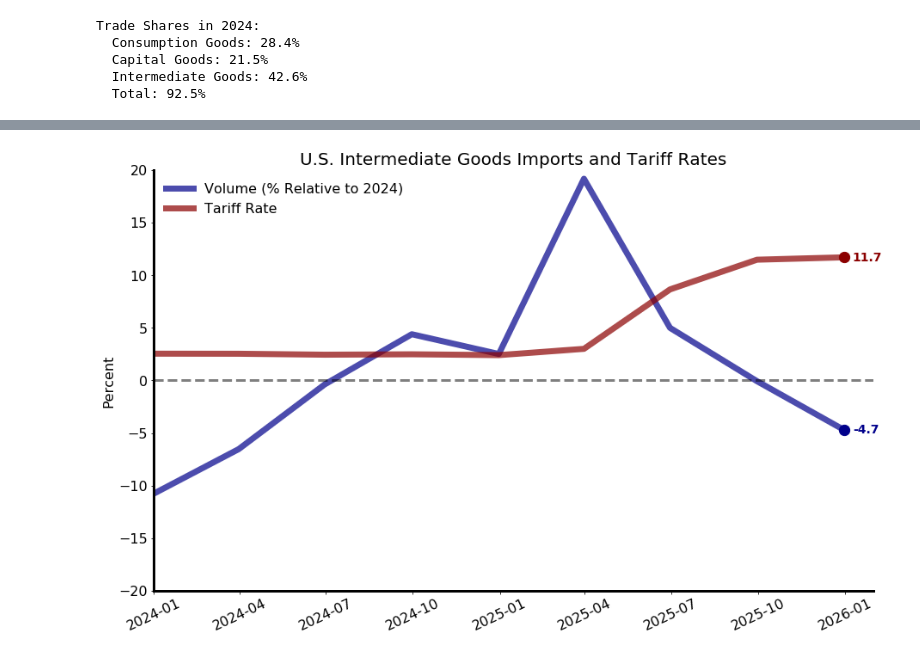
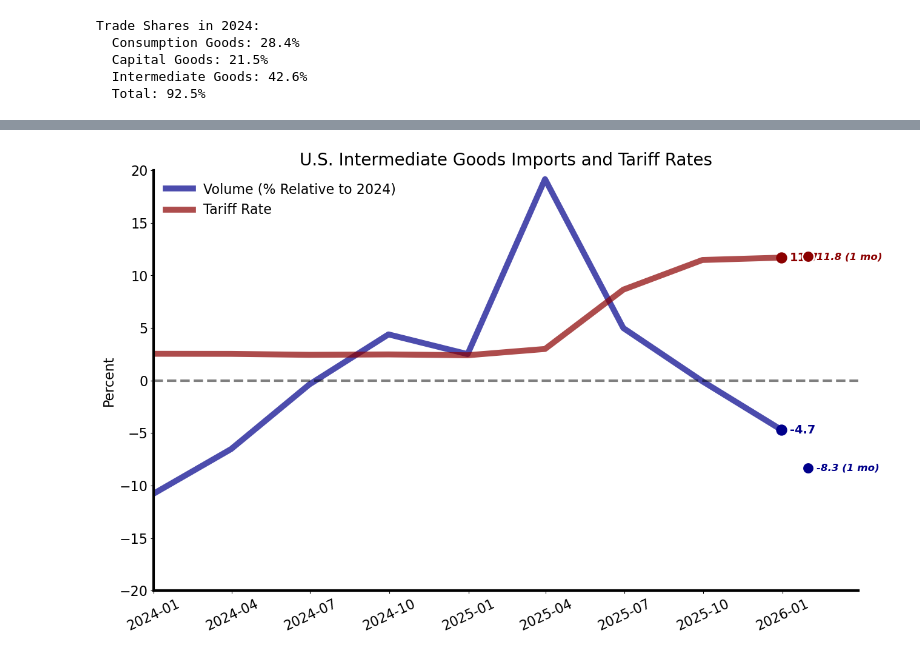
Before and after one commit to tradewartracker/trade-by-enduse, a Jupyter notebook: end-use-breakdown.ipynb, the cells around one changed output, grey strips where cells are left out. Drawn from its saved outputs; the diff is of its cells as text; code cells hidden in the pictures.

Commit message:
updated with Jan data

```diff
--- a/end-use-breakdown.ipynb
+++ b/end-use-breakdown.ipynb
@@ -489,93 +601,110 @@ plt.show()
 # %%
 dfsec = df[~df["HS2"].isin(excluded_hs2)]
-
 dfsec = dfsec[dfsec["HS6"].isin(dfenduse[dfenduse["ENDUSE"] == "INT"]["HS6"].unique())]
 
 dfsec_monthly = dfsec.groupby("time").agg({"CON_VAL_MO": "sum", "CAL_DUT_MO": "sum"}).reset_index()
 dfsec_monthly["tariff"] = 100 * dfsec_monthly["CAL_DUT_MO"] / dfsec_monthly["CON_VAL_MO"]
 dfsec_monthly.set_index("time", inplace=True)
 
-dfsec_quarterly = dfsec.set_index('time').resample('Q').agg({
-    'CON_VAL_MO': 'sum',
-    'CAL_DUT_MO': 'sum'
-})
-dfsec_quarterly['tariff'] = 100 * dfsec_quarterly['CAL_DUT_MO'] / dfsec_quarterly['CON_VAL_MO']
+# Prepare quarterly data with completeness info
+sec_trade, complete_mask = prepare_quarterly_data(dfsec_monthly)
+index_year_sum = sec_trade.loc[index_year, "CON_VAL_MO"].sum()
 
-grp = dfsec_quarterly.groupby("time")
+# Complete quarters only for line plots
+sec_trade_complete = sec_trade[complete_mask]
 
-sec_trade = grp.agg({"CON_VAL_MO": "sum", "CAL_DUT_MO": "sum"}).reset_index()
-
-sec_trade["tariff"] = 100 * sec_trade["CAL_DUT_MO"] / sec_trade["CON_VAL_MO"]
-
-sec_trade.set_index("time", inplace=True)
+# Get scaled incomplete quarter data (if any)
+incomplete_data = get_scaled_incomplete_value(sec_trade, complete_mask, index_year_sum=index_year_sum)
 
 #####################################################################################
 
 fig, ax = plt.subplots(figsize = (15,9))
 
-# All quarters are complete
-sec_trade_complete = sec_trade
+# Compute volume series for complete quarters
+volume_series = 100*(4*sec_trade_complete["CON_VAL_MO"] / index_year_sum - 1)
 
-# Compute volume series
-volume_series = 100*(4*sec_trade_complete["CON_VAL_MO"] / sec_trade["CON_VAL_MO"].loc[index_year].sum() - 1)
-
-# Plot volume
+# Plot volume (complete quarters)
 ax.plot(sec_trade_complete.index, volume_series,
         color = "darkblue", alpha = 0.7, linewidth = 7, label="Volume (% Relative to 2024)")
 
-# Plot tariff
+# Plot tariff (complete quarters)
 ax.plot(sec_trade_complete.index, sec_trade_complete["tariff"],
         color = "darkred", alpha = 0.7, linewidth = 7, label="Tariff Rate")
 
-# Annotate last quarterly observation
-last_date = sec_trade_complete.index[-1]
-last_volume = volume_series.iloc[-1]
-last_tariff = sec_trade_complete["tariff"].iloc[-1]
+# Plot incomplete quarter as dots (if any) - positioned at actual last month date
+if incomplete_data is not None and len(incomplete_data) > 0:
+    for idx, row in incomplete_data.iterrows():
+        months = int(row['months_in_quarter'])
+        month_label = f"({months} mo)" if months < 3 else ""
+        plot_date = row['last_month_date']  # Use actual last month, not quarter end
 
-ax.scatter([last_date], [last_volume], color="darkblue", s=150, zorder=5)
-ax.scatter([last_date], [last_tariff], color="darkred", s=150, zorder=5)
+        # Plot scaled volume dot
+        ax.scatter([plot_date], [row['volume_scaled']], color="darkblue", s=200, zorder=5,
+                   marker='o', edgecolors='white', linewidths=2)
+        ax.annotate(f'{row["volume_scaled"]:.1f} {month_label}',
+                    xy=(plot_date, row['volume_scaled']),
+                    xytext=(10, 0), textcoords='offset points',
+                    fontsize=12, fontweight='bold', color='darkblue', va='center', fontstyle='italic')
 
-ax.annotate(f'{last_volume:.1f}',
-            xy=(last_date, last_volume),
-            xytext=(10, 0), textcoords='offset points',
-            fontsize=14, fontweight='bold', color='darkblue', va='center')
+        # Plot tariff dot (tariff doesn't need scaling)
+        ax.scatter([plot_date], [row['tariff']], color="darkred", s=200, zorder=5,
+                   marker='o', edgecolors='white', linewidths=2)
+        ax.annotate(f'{row["tariff"]:.1f} {month_label}',
+                    xy=(plot_date, row['tariff']),
+                    xytext=(10, 0), textcoords='offset points',
+                    fontsize=12, fontweight='bold', color='darkred', va='center', fontstyle='italic')
 
-ax.annotate(f'{last_tariff:.1f}',
-            xy=(last_date, last_tariff),
-            xytext=(10, 0), textcoords='offset points',
-            fontsize=14, fontweight='bold', color='darkred', va='center')
+# Annotate last complete quarterly observation
+if len(sec_trade_complete) > 0:
+    last_date = sec_trade_complete.index[-1]
+    last_volume = volume_series.iloc[-1]
+    last_tariff = sec_trade_complete["tariff"].iloc[-1]
+
+    ax.scatter([last_date], [last_volume], color="darkblue", s=150, zorder=5)
+    ax.scatter([last_date], [last_tariff], color="darkred", s=150, zorder=5)
+
+    ax.annotate(f'{last_volume:.1f}',
+                xy=(last_date, last_volume),
+                xytext=(10, 0), textcoords='offset points',
+                fontsize=14, fontweight='bold', color='darkblue', va='center')
+
+    ax.annotate(f'{last_tariff:.1f}',
+                xy=(last_date, last_tariff),
+                xytext=(10, 0), textcoords='offset points',
+                fontsize=14, fontweight='bold', color='darkred', va='center')
 
 ax.set_title("U.S. Intermediate Goods Imports and Tariff Rates", fontsize = 20)
 
-ax.set_xlim([dt.datetime(2024,1,1), dt.datetime(2026,1,31)])
+ax.set_xlim([dt.datetime(2024,1,1), dt.datetime(2026,3,30)])
 
 ax.axhline(y=0, color='black', linestyle='--', linewidth=3, alpha=0.5)
 
 ax.set_ylim(-20,20)
 
 ax.tick_params(axis='x', labelsize=16, rotation=25)
 ax.tick_params(axis='y', labelsize=16)
 
 ax.set_ylabel("Percent", fontsize=16)
 
 ax.legend(loc='upper left', fontsize=16, frameon=False)
 
 ax.spines["bottom"].set_linewidth(3)
 ax.spines["left"].set_linewidth(3)
 ax.spines["right"].set_visible(False)
 ax.spines["top"].set_visible(False)
 
-quarterly_export = sec_trade_complete.copy()
-quarterly_export = quarterly_export[["CON_VAL_MO", "tariff"]]
+# Export quarterly data with completeness indicator
+quarterly_export = sec_trade.copy()
+quarterly_export = quarterly_export[["CON_VAL_MO", "tariff", "months_in_quarter"]]
 quarterly_export.index.name = "time"
 quarterly_export.to_csv(output_dir / "intermediate_goods_quarterly.csv")
 
 monthly_export = dfsec_monthly.copy()
 monthly_export = monthly_export[["CON_VAL_MO", "tariff"]]
 monthly_export.index.name = "time"
 monthly_export.to_csv(output_dir / "intermediate_goods_monthly.csv")
 
 plt.show()
 # %% [output]
-[figure, old version]
+[figure, new version]
 # %%
```
Also changed, not shown: parts of 13 cells of this notebook, 14 other files.
